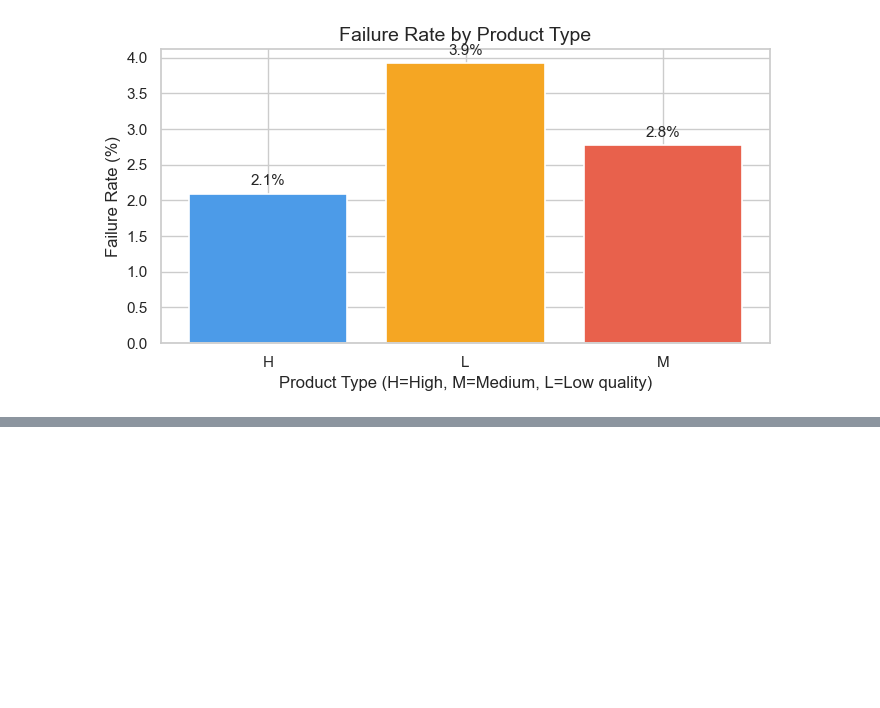
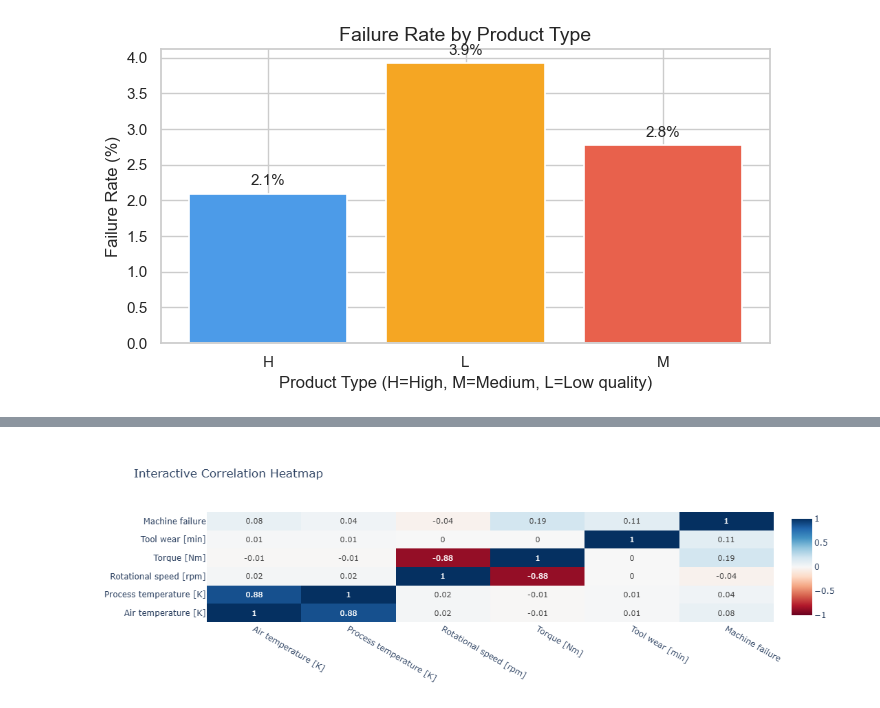
Before and after one commit to Swayam085/predictive-maintenance, a Jupyter notebook: notebooks/01_eda.ipynb, the cells around one changed output, grey strips where cells are left out. Saved outputs shown, nothing was run; the diff lists cells and outputs as text; code cells hidden in the pictures; blank space fills up the shorter version.

```diff
--- a/notebooks/01_eda.ipynb
+++ b/notebooks/01_eda.ipynb
@@ -208,0 +235,23 @@ M      83   2997          2.77
+# %%
+import plotly.graph_objects as go
+
+numeric_cols = ['Air temperature [K]', 'Process temperature [K]',
+                'Rotational speed [rpm]', 'Torque [Nm]',
+                'Tool wear [min]', 'Machine failure']
+corr = df[numeric_cols].corr().round(2)
+
+fig = go.Figure(data=go.Heatmap(
+    z=corr.values,
+    x=corr.columns,
+    y=corr.columns,
+    colorscale='RdBu',
+    zmid=0,
+    text=corr.values,
+    texttemplate='%{text}',
+    textfont={"size": 11}
+))
+fig.update_layout(title='Interactive Correlation Heatmap')
+fig.write_html('../reports/figures/12_interactive_heatmap.html')
+fig.show()
+# %% [output]
+[figure, added]
```
Also changed, not shown: parts of 4 cells of this notebook, 4 other files.
